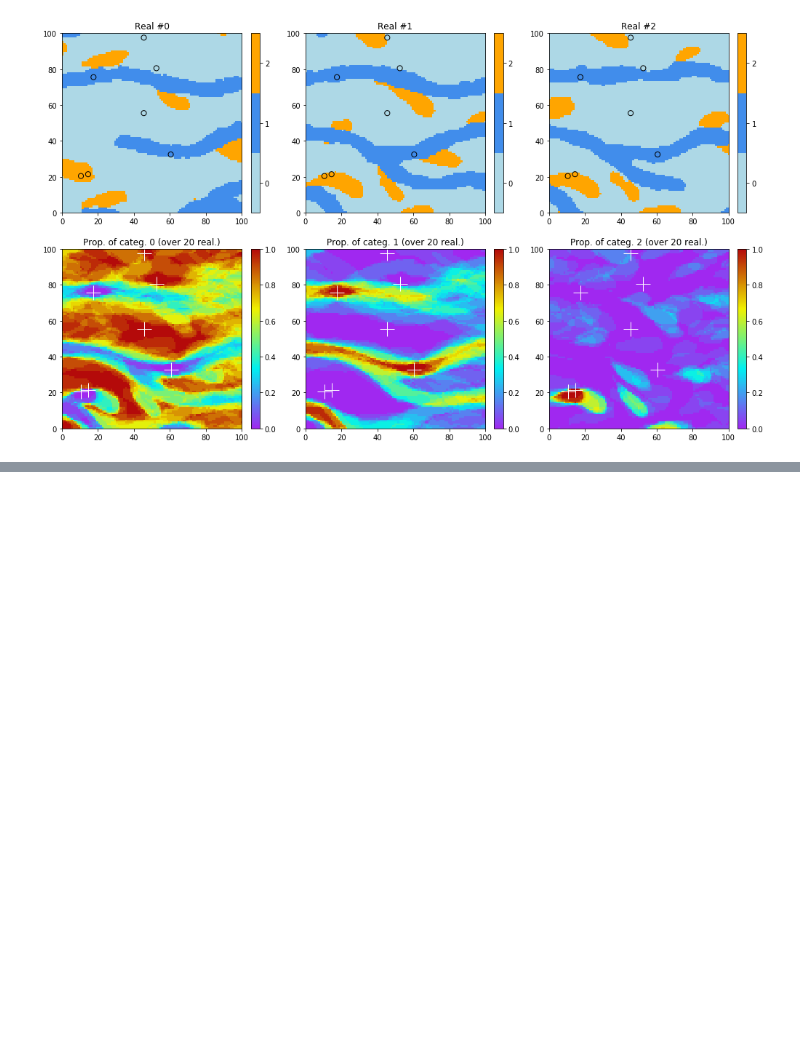
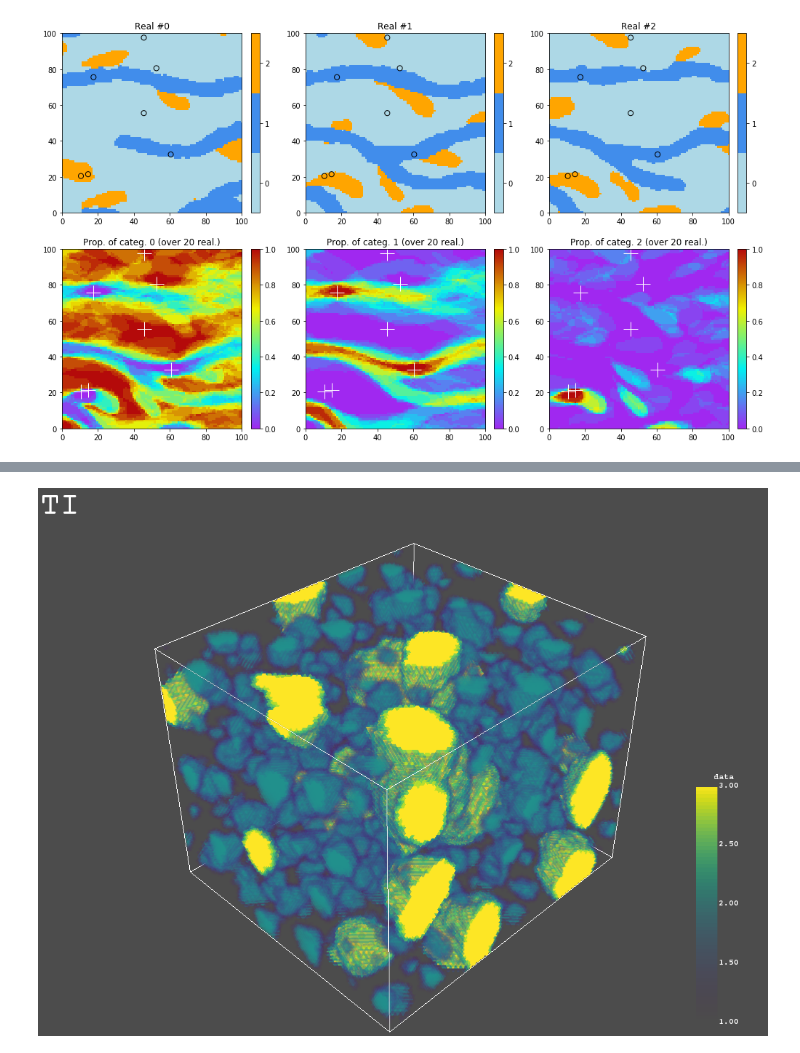
Before and after one commit to randlab/geone, a Jupyter notebook: examples/ex_deesse_01_basics.ipynb, the cells around one changed output, grey strips where cells are left out. Drawn from its saved outputs; the diff is of its cells as text; code cells hidden in the pictures; blank space fills up the shorter version.

```diff
--- a/examples/ex_deesse_01_basics.ipynb
+++ b/examples/ex_deesse_01_basics.ipynb
@@ -280,0 +297,2 @@ for i in range(3):
+# %%
+ti3d = img.readImageGslib('ti_3d.gslib')
@@ -280,0 +308,4 @@ for i in range(3):
+# %%
+imgplt3.drawImage3D_volume(ti3d, scalar_bar_kwargs={'vertical':True}, text='TI')
+# %% [output]
+[figure, added]
```
Also changed, not shown: parts of 19 cells of this notebook, 29 other files.
